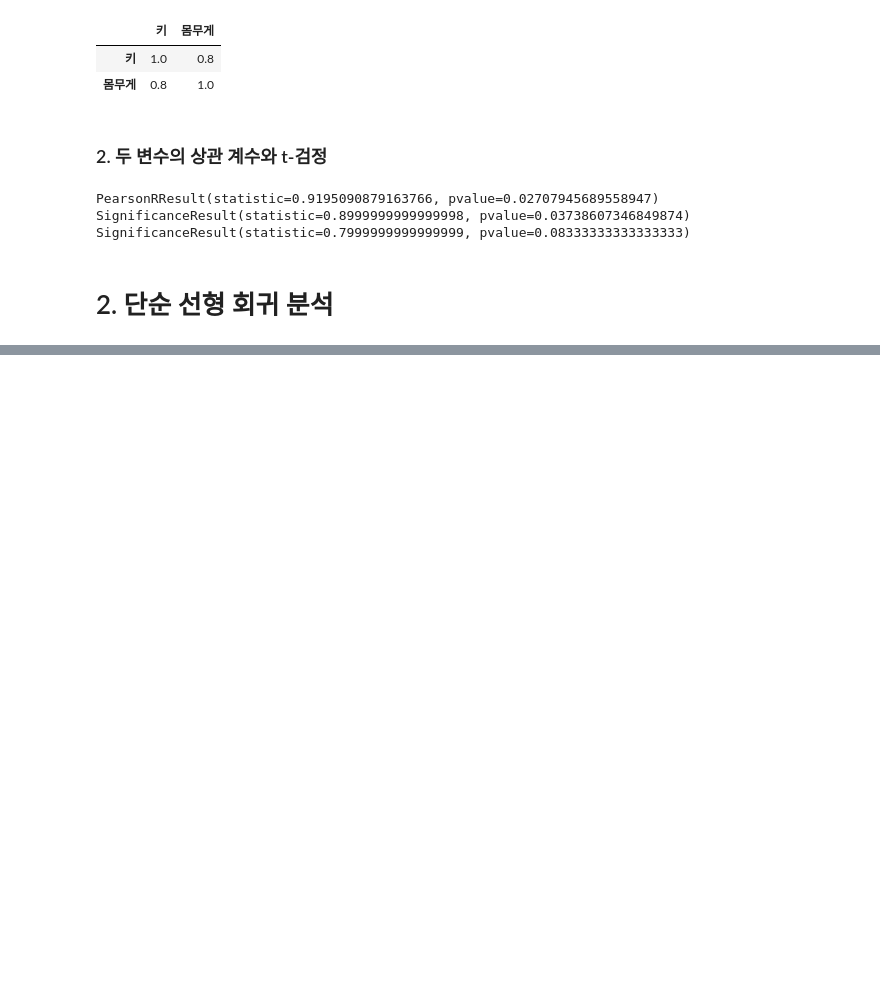
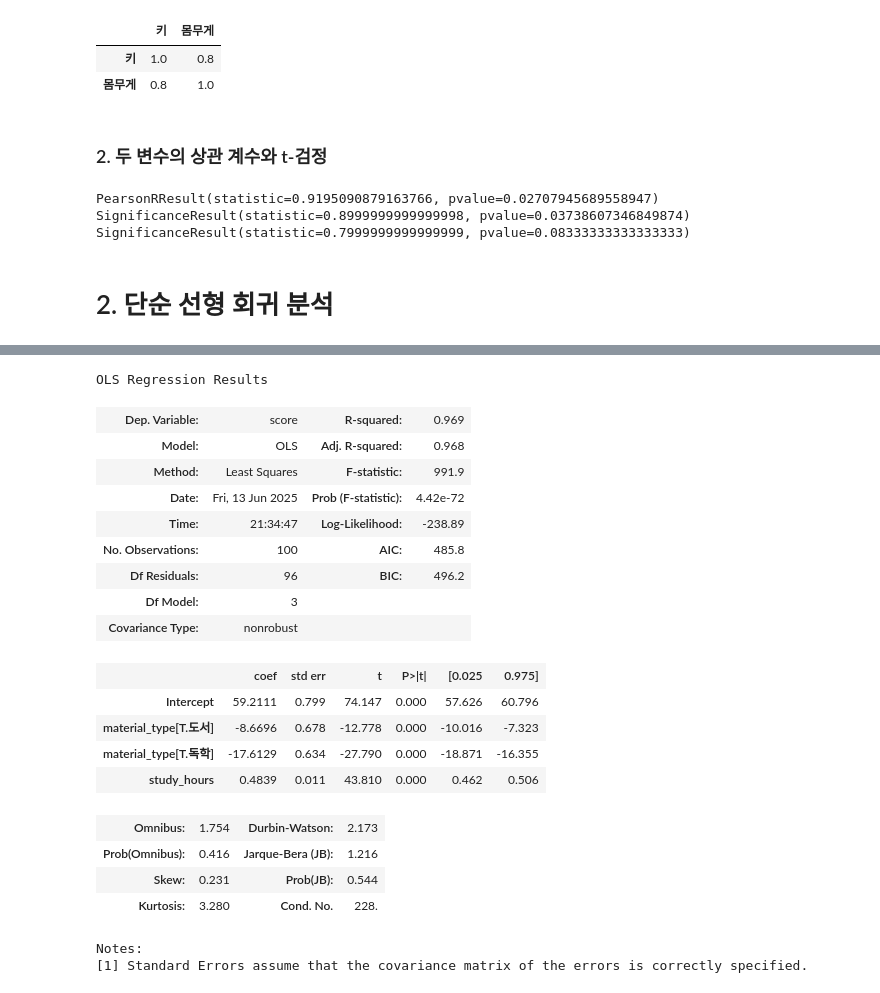
Before and after one commit to arsriu/Big_data_certificate, a Jupyter notebook: Part.3/Ch4/bigdata_analyst_Study(Ch4.) - Section.ipynb, the cells around one changed output, grey strips where cells are left out. Drawn from its saved outputs; the diff is of its cells as text; code cells hidden in the pictures; blank space fills up the shorter version.

```diff
--- a/Part.3/Ch4/bigdata_analyst_Study(Ch4.) - Section.ipynb
+++ b/Part.3/Ch4/bigdata_analyst_Study(Ch4.) - Section.ipynb
@@ -87,0 +245,4 @@ Notes:
+# %%
+import pandas as pd
+df = pd.read_csv('study.csv')
+df.head()
@@ -87,0 +256,25 @@ Notes:
+# %%
+model = ols('score ~ study_hours + material_type', data = df).fit()
+model.summary()
+# %% [output]
+OLS Regression Results
+| Dep. Variable: | score | R-squared: | 0.969 |
+| Model: | OLS | Adj. R-squared: | 0.968 |
+| Method: | Least Squares | F-statistic: | 991.9 |
+| Date: | Fri, 13 Jun 2025 | Prob (F-statistic): | 4.42e-72 |
+| Time: | 21:34:47 | Log-Likelihood: | -238.89 |
+| No. Observations: | 100 | AIC: | 485.8 |
+| Df Residuals: | 96 | BIC: | 496.2 |
+| Df Model: | 3 |  |  |
+| Covariance Type: | nonrobust |  |  |
+|  | coef | std err | t | P>|t| | [0.025 | 0.975] |
+| Intercept | 59.2111 | 0.799 | 74.147 | 0.000 | 57.626 | 60.796 |
+| material_type[T.도서] | -8.6696 | 0.678 | -12.778 | 0.000 | -10.016 | -7.323 |
+| material_type[T.독학] | -17.6129 | 0.634 | -27.790 | 0.000 | -18.871 | -16.355 |
+| study_hours | 0.4839 | 0.011 | 43.810 | 0.000 | 0.462 | 0.506 |
+| Omnibus: | 1.754 | Durbin-Watson: | 2.173 |
+| Prob(Omnibus): | 0.416 | Jarque-Bera (JB): | 1.216 |
+| Skew: | 0.231 | Prob(JB): | 0.544 |
+| Kurtosis: | 3.280 | Cond. No. | 228. |
+Notes:
+[1] Standard Errors assume that the covariance matrix of the errors is correctly specified.
```
Also changed, not shown: parts of 25 cells of this notebook, 2 other files.
